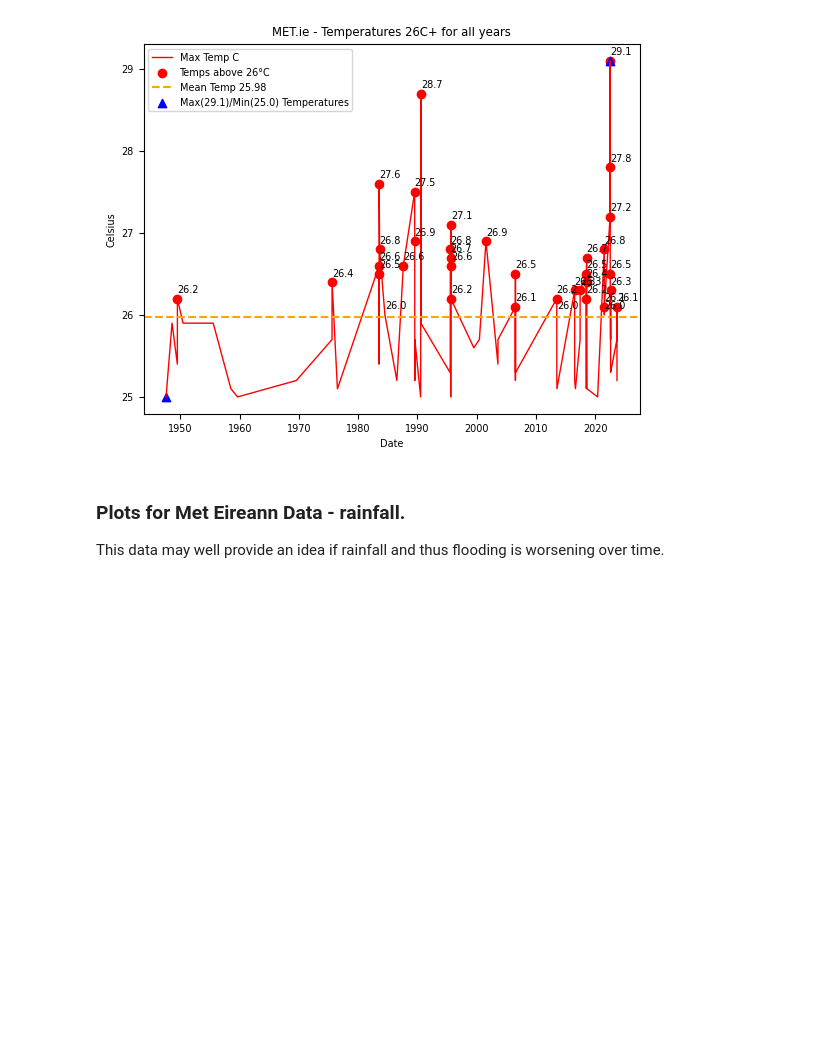
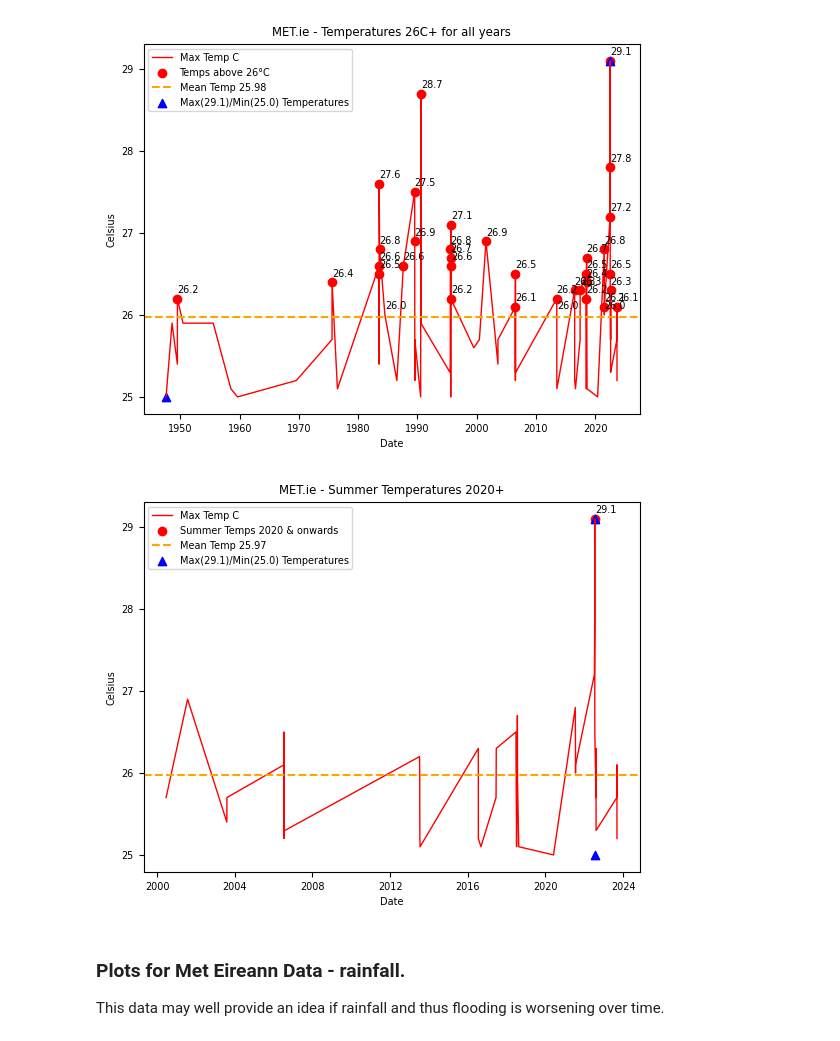
Before and after one commit to cpjm/pfda_project1, a Jupyter notebook: pfda_project2/project2.ipynb, the cells around one changed output. Saved outputs shown, nothing was run; the diff lists cells and outputs as text; code cells hidden in the pictures; blank space fills up the shorter version.

Commit message:
Finish up Met.ie data analysis

```diff
--- a/pfda_project2/project2.ipynb
+++ b/pfda_project2/project2.ipynb
@@ -1499,6 +1499,69 @@ plt.title('MET.ie - Temperatures 26C+ for all years')
 plt.show()
 # %% [output]
 [figure]
+# %%
+# Here we plot using a dataframe for summer time 2020 onwards.
+# Convert 'Date' column to datetime format
+met['DateFormatted'] = pd.to_datetime(met['date'], format='%d-%b-%Y', errors='coerce')
+met_temps_2020_onwards= met[(met['DateFormatted'].dt.year.ge(2000))].copy() # onlysubset of data, extract for 2022
+met_temps_2020_onwards= met_temps_2020_onwards[(met_temps_2020_onwards['DateFormatted'].dt.month.isin([6,7,8,9]))].copy() # onlysubset of data, extract for 2022
+met_temps_2020_onwards= met_temps_2020_onwards[(met_temps_2020_onwards['maxtp']>=25)].copy() # onlysubset of data, extract for 2022
+
+met_temps_2020_onwards['date'] = pd.to_datetime(met_temps_2020_onwards['date'], format='%d-%b-%Y', errors='coerce')
+# convert string date column to an actual date datatype
+met_temps_2020_onwards['month'] = met_temps_2020_onwards['date'].dt.strftime('%b') # create new column with 3 char month
+
+# Get the mean, max and min temps.
+mean_temp = np.mean(met_temps_2020_onwards['maxtp'])
+max_temp = np.max(met_temps_2020_onwards['maxtp'])
+min_temp = np.min(met_temps_2020_onwards['maxtp'])
+
+fig = plt.figure()
+plt.plot_date(met_temps_2020_onwards['date'], met_temps_2020_onwards['maxtp'], '-r',label='Max Temp C',linewidth=1)
+
+# Find peaks above 26 degrees Celsius
+met_temps_2020_onwards = met_temps_2020_onwards[met_temps_2020_onwards['maxtp'] > 28]
+# Mark peaks above 26 degrees Celsius
+plt.scatter(met_temps_2020_onwards['date'], met_temps_2020_onwards['maxtp'], color='r', label='Summer Temps 2020 & onwards')
+for x,y in zip(met_temps_2020_onwards['date'],met_temps_2020_onwards['maxtp']):
+    label = ""
+    # this label was too crowded - label = x.strftime('%d-%b-%Y')
+    plt.annotate(label, # this is the text
+        (x,y), # these are the coordinates to position the label
+        textcoords="offset points", # how to position the text
+        xytext=(0,10), # distance from text to points (x,y)
+        color='black',
+        ha='center') # horizontal alignment can be left, right or center
+
+# Draw a line for the mean temps
+plt.axhline(y=mean_temp, color='orange', linestyle='--', label='Mean Temp ' + str(round(mean_temp,2)))
+
+# Mark the maximum and minimum temperatures
+plt.scatter([met_temps_2020_onwards['date'][met_temps_2020_onwards['maxtp'].idxmax()], \
+             met_temps_2020_onwards['date'][met_temps_2020_onwards['maxtp'].idxmin()]],
+            [max_temp, min_temp],
+            color='b', marker='^',
+            label='Max(' + str(round(max_temp,2)) +')' \
+                + '/Min(' + str(round(min_temp,2)) + ') Temperatures')
+
+for x,y in zip(met_temps_2020_onwards['date'],met_temps_2020_onwards['maxtp']):
+    label = str(y) #+ 'C' #+ x.strftime('%d-%b-%Y')
+    #label = "{:.2f}".format(y) + 'C' #+ x.strftime('%d-%b-%Y')
+    if y>=mean_temp:
+        plt.annotate(label, # this is the text
+                 (x,y), # these are the coordinates to position the label
+                 textcoords="offset points", # how to position the text
+                 xytext=(0,10), # distance from text to points (x,y)
+                 color='black',
+                 va='top', ha='left') # horizontal alignment can be left, right or center
+
+plt.legend(loc="best")
+plt.xlabel('Date')
+plt.ylabel('Celsius')
+plt.title('MET.ie - Summer Temperatures 2020+')
+plt.show()
+# %% [output]
+[figure, added]
 # %% [markdown]
 ### Plots for Met Eireann Data - rainfall.
 This data may well provide an idea if rainfall and thus flooding is worsening over time.
```
Also changed, not shown: parts of 4 cells of this notebook.
